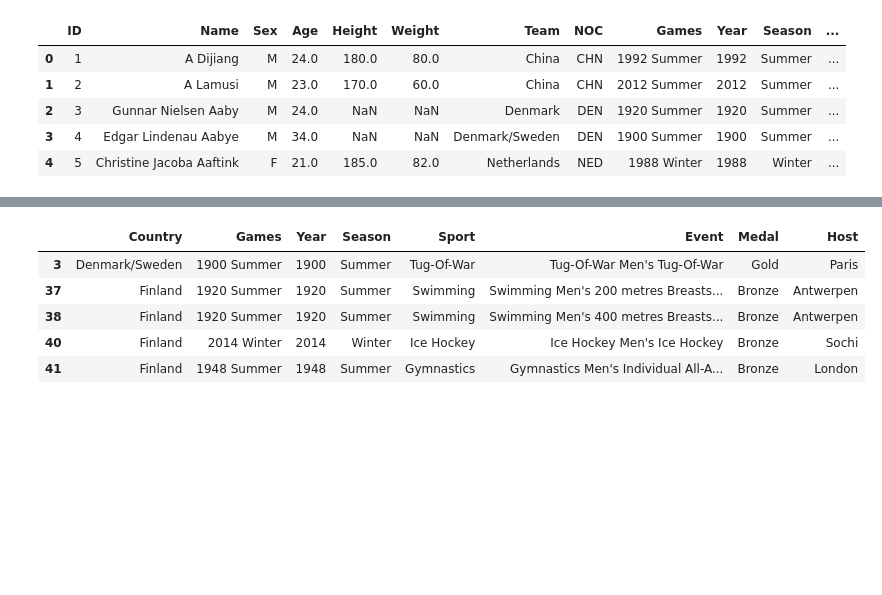
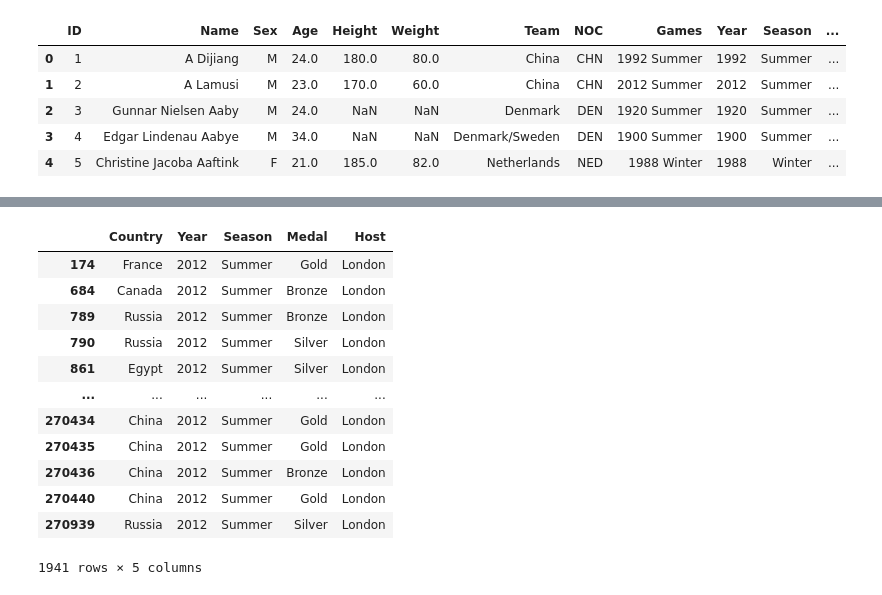
Before and after one commit to rjrdelatorre/group-1-project-1, a Jupyter notebook: uk.ipynb, the cells around one changed output, grey strips where cells are left out. Saved outputs shown, nothing was run; the diff lists cells and outputs as text; code cells hidden in the pictures; blank space fills up the shorter version.

```diff
--- a/uk.ipynb
+++ b/uk.ipynb
@@ -19,8 +166,8 @@ olympics_df.head(5)
 # %%
 #create new dataframe filtered by columns team, games, year, season, sport, event, medal, city
-olympics_df = olympics_df[["Team", "Games", "Year", "Season", "Sport", "Event", "Medal", "City"]]
+summer_games_df = summer_df[["Team", "Games", "Year", "Season", "Sport", "Event", "Medal", "City"]]
 
-olympics_df.head()
+summer_games_df.head()
 # %% [output]
 |  | Team | Games | Year | Season | Sport | Event | Medal | City |
 | 0 | China | 1992 Summer | 1992 | Summer | Basketball | Basketball Men's Basketball | NaN | Barcelona |
@@ -31,6 +178,28 @@ olympics_df.head()
 # %%
-#rename column team to country
-olympics_df = olympics_df.rename(columns = {"Team": "Country"})
+#Clean the Data
+#Rename column team to country
+summer_games_df = summer_games_df.rename(columns = {"Team": "Country"})
+#Rename city to host
+summer_games_df = summer_games_df.rename(columns = {"City": "Host"})
 
-olympics_df.head()
+#Filter to the Host Year
+summer_games_df = summer_games_df[summer_games_df["Year"] == 2012]
+
+# Clean country names
+summer_games_df['Country'] = summer_games_df['Country'].replace({'United States-1': 'United States', 'United States-2': 'United States'})
+summer_games_df['Country'] = summer_games_df['Country'].replace({'Great Britain-1': 'Great Britain', 'Great Britain-2': 'Great Britain'})
+summer_games_df['Country'] = summer_games_df['Country'].replace({'France-1': 'France', 'France-2': 'France'})
+summer_games_df['Country'] = summer_games_df['Country'].replace({'China-1': 'China', 'China-2': 'China'})
+summer_games_df['Country'] = summer_games_df['Country'].replace({'Germany-1': 'Germany'})
+summer_games_df['Country'] = summer_games_df['Country'].replace({'Latvia-1': 'Latvia'})
+summer_games_df['Country'] = summer_games_df['Country'].replace({'Russia-1': 'Russia'})
+summer_games_df['Country'] = summer_games_df['Country'].replace({'Japan-1': 'Japan'})
+summer_games_df['Country'] = summer_games_df['Country'].replace({'Brazil-1': 'Brazil'})
+summer_games_df['Country'] = summer_games_df['Country'].replace({'Czech Republic-1': 'Czech Republic'})
+summer_games_df['Country'] = summer_games_df['Country'].replace({'South Korea-1': 'South Korea'})
+
+
+
+
+summer_games_df
 # %% [output]
@@ -54,0 +219,5 @@ olympics_df.head()
+# %%
+#Drop Unnecessary Columns
+summer_games_metals_df = summer_games_df.drop(columns = ["Games", "Sport", "Event"])
+
+summer_games_metals_df
@@ -55,14 +238,21 @@ olympics_df.head()
 # %%
 #create a new dataframe thatn removes all rows that have an Na in the medal column
-olympic_medals_df = olympics_df.dropna(subset = ["Medal"])
+gb2012_medals_df = summer_games_metals_df.dropna(subset = ["Medal"])
 
-olympic_medals_df.head()
+gb2012_medals_df
 # %% [output]
-|  | Country | Games | Year | Season | Sport | Event | Medal | Host |
-| 3 | Denmark/Sweden | 1900 Summer | 1900 | Summer | Tug-Of-War | Tug-Of-War Men's Tug-Of-War | Gold | Paris |
-| 37 | Finland | 1920 Summer | 1920 | Summer | Swimming | Swimming Men's 200 metres Breasts... | Bronze | Antwerpen |
-| 38 | Finland | 1920 Summer | 1920 | Summer | Swimming | Swimming Men's 400 metres Breasts... | Bronze | Antwerpen |
-| 40 | Finland | 2014 Winter | 2014 | Winter | Ice Hockey | Ice Hockey Men's Ice Hockey | Bronze | Sochi |
-| 41 | Finland | 1948 Summer | 1948 | Summer | Gymnastics | Gymnastics Men's Individual All-A... | Bronze | London |
+|  | Country | Year | Season | Medal | Host |
+| 174 | France | 2012 | Summer | Gold | London |
+| 684 | Canada | 2012 | Summer | Bronze | London |
+| 789 | Russia | 2012 | Summer | Bronze | London |
+| 790 | Russia | 2012 | Summer | Silver | London |
+| 861 | Egypt | 2012 | Summer | Silver | London |
+| ... | ... | ... | ... | ... | ... |
+| 270434 | China | 2012 | Summer | Gold | London |
+| 270435 | China | 2012 | Summer | Gold | London |
+| 270436 | China | 2012 | Summer | Bronze | London |
+| 270440 | China | 2012 | Summer | Gold | London |
+| 270939 | Russia | 2012 | Summer | Silver | London |
+1941 rows × 5 columns
 # %%
 #create new columns for "Gold" medals, "Silver" medals, "Bronze" medals, and "Total Medals"
```
Also changed, not shown: parts of 20 cells of this notebook.
